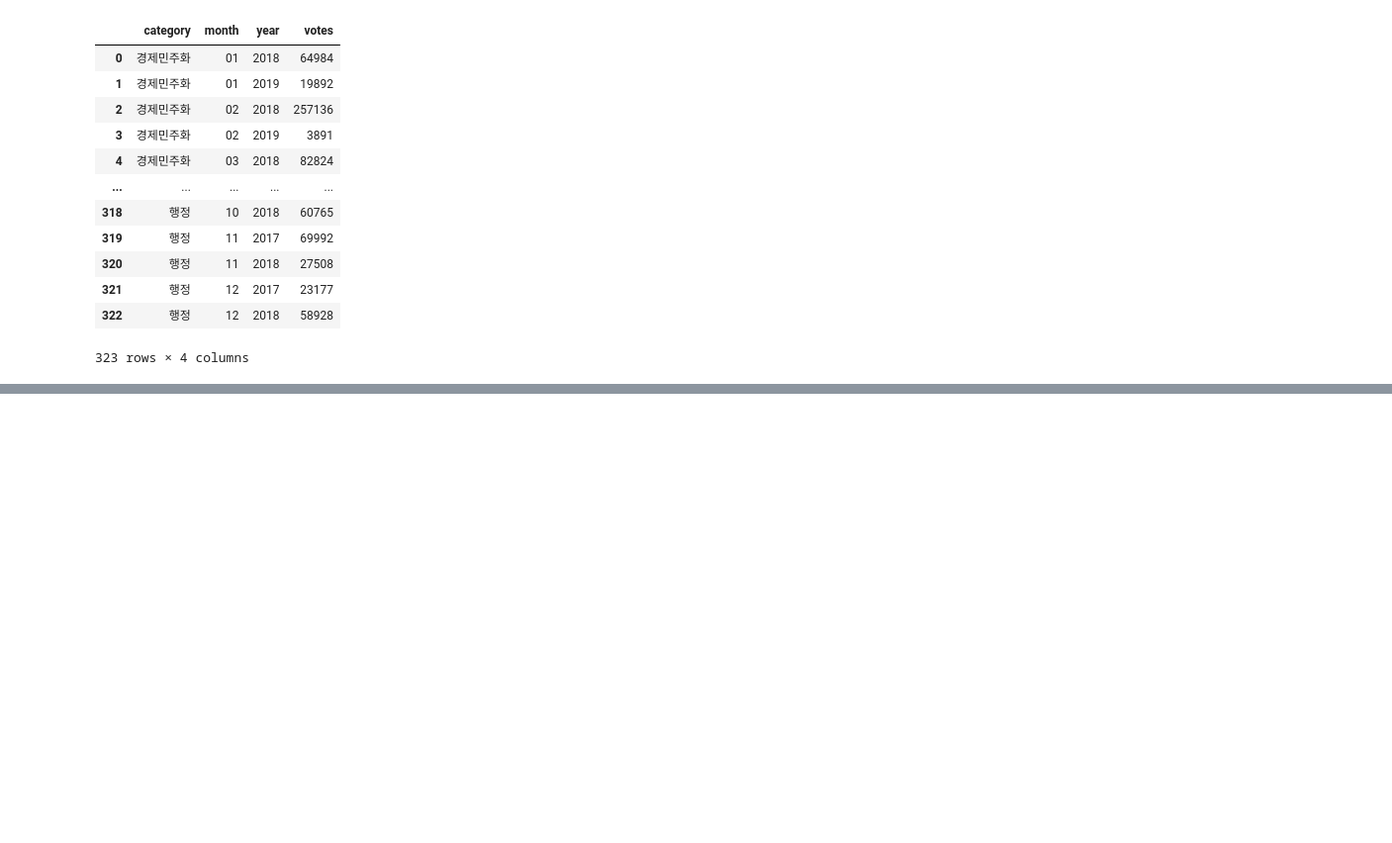
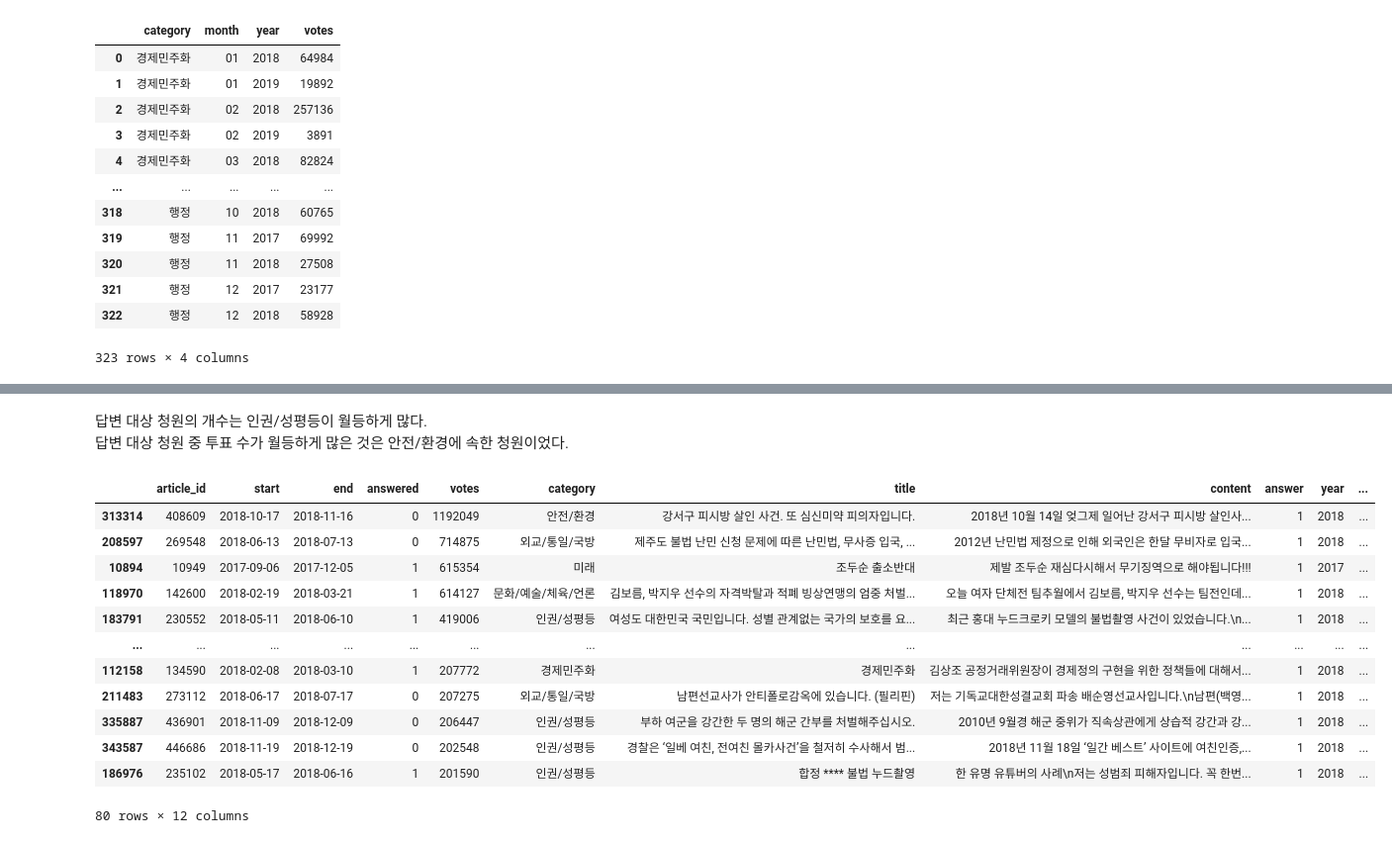
Before and after one commit to yubrainn/ESAA, a Jupyter notebook: 과제/week4_1미니프로젝트.ipynb, the cells around one changed output, grey strips where cells are left out. Shown at 99% size. Cells and saved outputs as stored; diff of their text form; code cells hidden in the pictures; blank space fills up the shorter version.

```diff
--- a/과제/week4_1미니프로젝트.ipynb
+++ b/과제/week4_1미니프로젝트.ipynb
@@ -273,0 +272,20 @@ array([    21,     22,     23, ..., 517120, 517121, 517122], dtype=int64)
+# %% [markdown]
+답변 대상 청원의 개수는 인권/성평등이 월등하게 많다.
+답변 대상 청원 중 투표 수가 월등하게 많은 것은 안전/환경에 속한 청원이었다.
+# %%
+# 투표 수 높은 것 내용 확인
+answer_obj.sort_values(by=['votes'], axis = 0, ascending = False)
+# %% [output]
+|  | article_id | start | end | answered | votes | category | title | content | answer | year | ... |
+| 313314 | 408609 | 2018-10-17 | 2018-11-16 | 0 | 1192049 | 안전/환경 | 강서구 피시방 살인 사건. 또 심신미약 피의자입니다. | 2018년 10월 14일 엊그제 일어난 강서구 피시방 살인사... | 1 | 2018 | ... |
+| 208597 | 269548 | 2018-06-13 | 2018-07-13 | 0 | 714875 | 외교/통일/국방 | 제주도 불법 난민 신청 문제에 따른 난민법, 무사증 입국, ... | 2012년 난민법 제정으로 인해 외국인은 한달 무비자로 입국... | 1 | 2018 | ... |
+| 10894 | 10949 | 2017-09-06 | 2017-12-05 | 1 | 615354 | 미래 | 조두순 출소반대 | 제발 조두순 재심다시해서 무기징역으로 해야됩니다!!! | 1 | 2017 | ... |
+| 118970 | 142600 | 2018-02-19 | 2018-03-21 | 1 | 614127 | 문화/예술/체육/언론 | 김보름, 박지우 선수의 자격박탈과 적폐 빙상연맹의 엄중 처벌... | 오늘 여자 단체전 팀추월에서 김보름, 박지우 선수는 팀전인데... | 1 | 2018 | ... |
+| 183791 | 230552 | 2018-05-11 | 2018-06-10 | 1 | 419006 | 인권/성평등 | 여성도 대한민국 국민입니다. 성별 관계없는 국가의 보호를 요... | 최근 홍대 누드크로키 모델의 불법촬영 사건이 있었습니다.\n... | 1 | 2018 | ... |
+| ... | ... | ... | ... | ... | ... | ... | ... | ... | ... | ... | ... |
+| 112158 | 134590 | 2018-02-08 | 2018-03-10 | 1 | 207772 | 경제민주화 | 경제민주화 | 김상조 공정거래위원장이 경제정의 구현을 위한 정책들에 대해서... | 1 | 2018 | ... |
+| 211483 | 273112 | 2018-06-17 | 2018-07-17 | 0 | 207275 | 외교/통일/국방 | 남편선교사가 안티폴로감옥에 있습니다. (필리핀) | 저는 기독교대한성결교회 파송 배순영선교사입니다.\n남편(백영... | 1 | 2018 | ... |
+| 335887 | 436901 | 2018-11-09 | 2018-12-09 | 0 | 206447 | 인권/성평등 | 부하 여군을 강간한 두 명의 해군 간부를 처벌해주십시오. | 2010년 9월경 해군 중위가 직속상관에게 상습적 강간과 강... | 1 | 2018 | ... |
+| 343587 | 446686 | 2018-11-19 | 2018-12-19 | 0 | 202548 | 인권/성평등 | 경찰은 ‘일베 여친, 전여친 몰카사건’을 철저히 수사해서 범... | 2018년 11월 18일 ‘일간 베스트’ 사이트에 여친인증,... | 1 | 2018 | ... |
+| 186976 | 235102 | 2018-05-17 | 2018-06-16 | 1 | 201590 | 인권/성평등 | 합정 **** 불법 누드촬영 | 한 유명 유튜버의 사례\n저는 성범죄 피해자입니다. 꼭 한번... | 1 | 2018 | ... |
+80 rows × 12 columns
```
Also changed, not shown: parts of 17 cells of this notebook.
